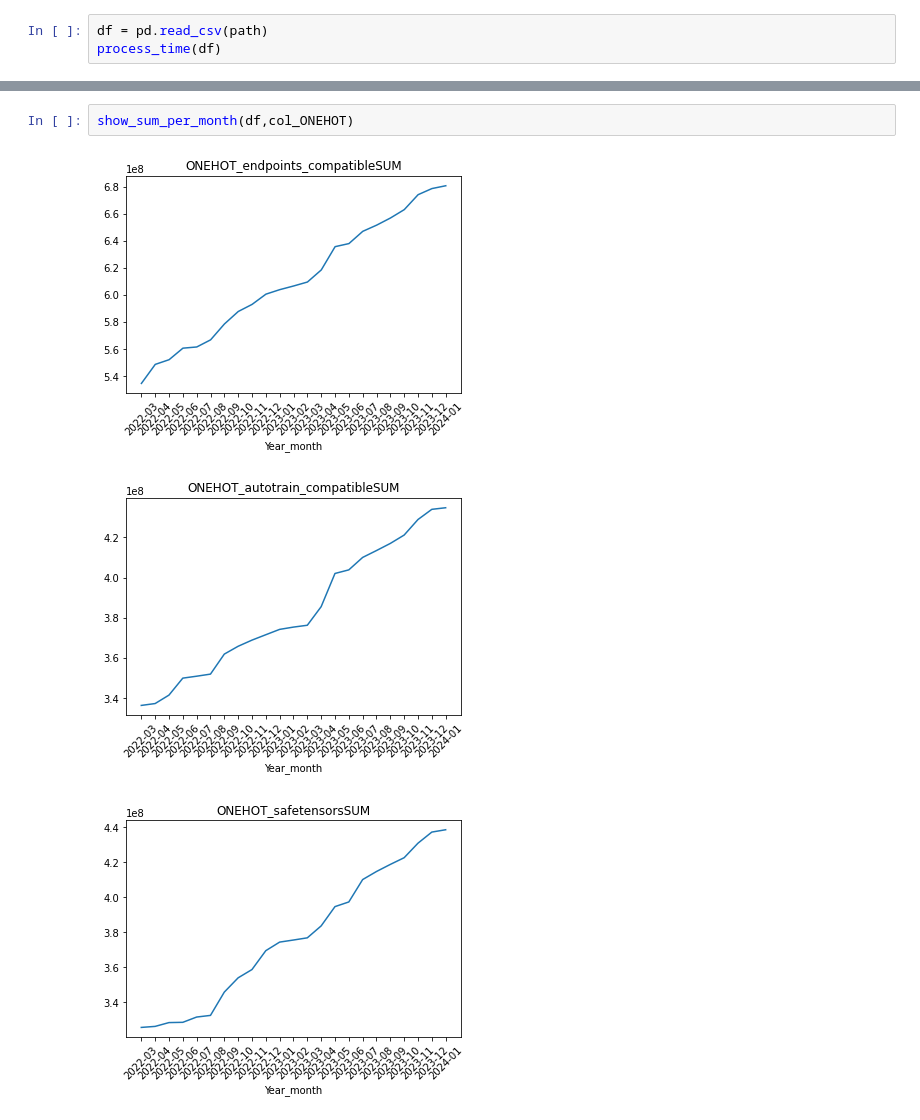
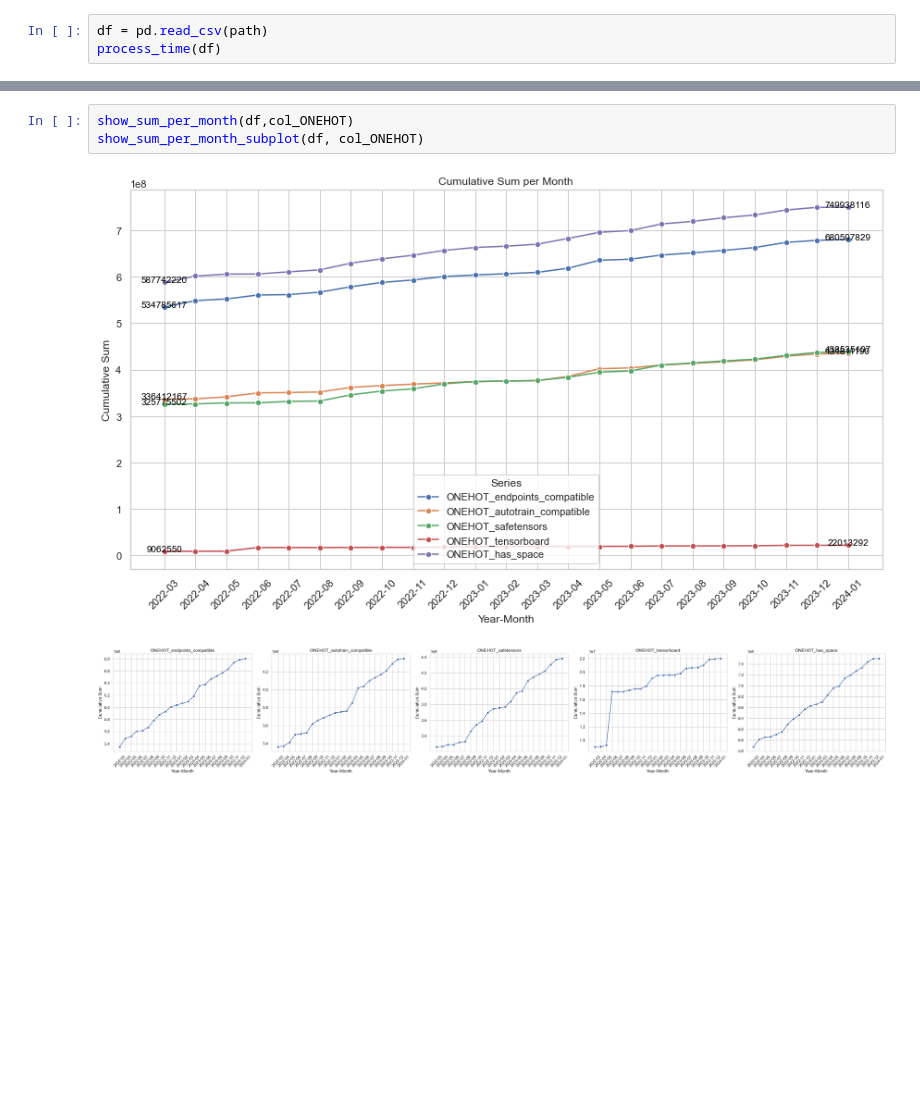
Before and after one commit to esept/SDD_projet, a Jupyter notebook: src/analysis/use_myfunc.ipynb, the cells around one changed output, grey strips where cells are left out. Saved outputs shown, nothing was run; the diff lists cells and outputs as text; blank space fills up the shorter version.

```diff
--- a/src/analysis/use_myfunc.ipynb
+++ b/src/analysis/use_myfunc.ipynb
@@ -34,6 +29,6 @@ show_count_per_month(df,col_ONEHOT)
 # %%
 show_sum_per_month(df,col_ONEHOT)
+show_sum_per_month_subplot(df, col_ONEHOT)
 # %% [output]
-[figure, old version]
+[figure, new version]
-[figure, old version]
+[figure, new version]
-[figure, removed]
```
Also changed, not shown: parts of 9 cells of this notebook, 1 other file.
